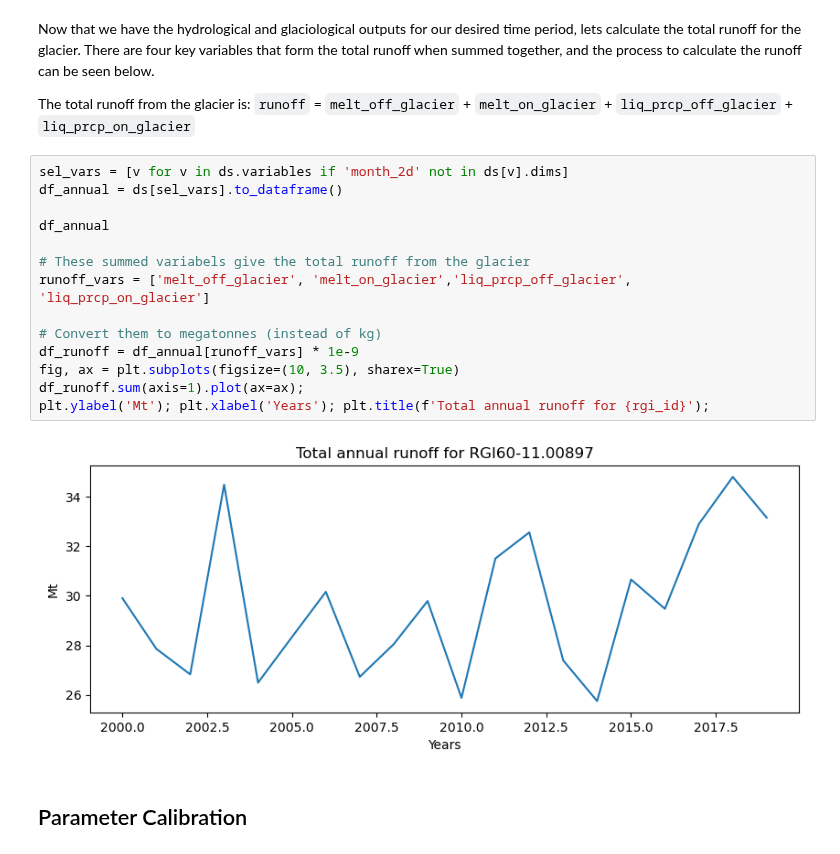
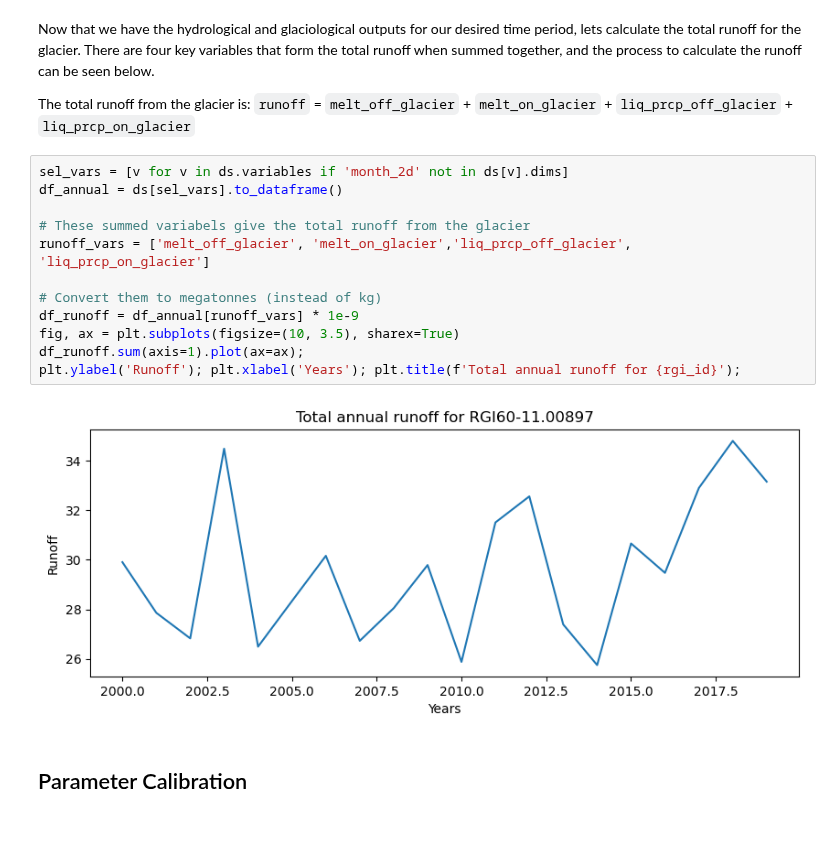
Before and after one commit to OGGM/tutorials, a Jupyter notebook: notebooks/tutorials/runoff_calibration.ipynb, the cells around one changed output. Drawn from its saved outputs; the diff is of its cells as text.

```diff
--- a/notebooks/tutorials/runoff_calibration.ipynb
+++ b/notebooks/tutorials/runoff_calibration.ipynb
@@ -81,19 +81,17 @@ The total runoff from the glacier is:
 # %%
 sel_vars = [v for v in ds.variables if 'month_2d' not in ds[v].dims]
 df_annual = ds[sel_vars].to_dataframe()
-
-df_annual
 
 # These summed variabels give the total runoff from the glacier
 runoff_vars = ['melt_off_glacier', 'melt_on_glacier','liq_prcp_off_glacier', 'liq_prcp_on_glacier']
 
 # Convert them to megatonnes (instead of kg)
 df_runoff = df_annual[runoff_vars] * 1e-9
 fig, ax = plt.subplots(figsize=(10, 3.5), sharex=True)
 df_runoff.sum(axis=1).plot(ax=ax);
-plt.ylabel('Mt'); plt.xlabel('Years'); plt.title(f'Total annual runoff for {rgi_id}');
+plt.ylabel('Runoff'); plt.xlabel('Years'); plt.title(f'Total annual runoff for {rgi_id}');
 # %% [output]
-[figure, old version]
+[figure, new version]
 # %% [markdown]
 ## Parameter Calibration
 # %% [markdown]
```
Also changed, not shown: parts of 48 cells of this notebook.
